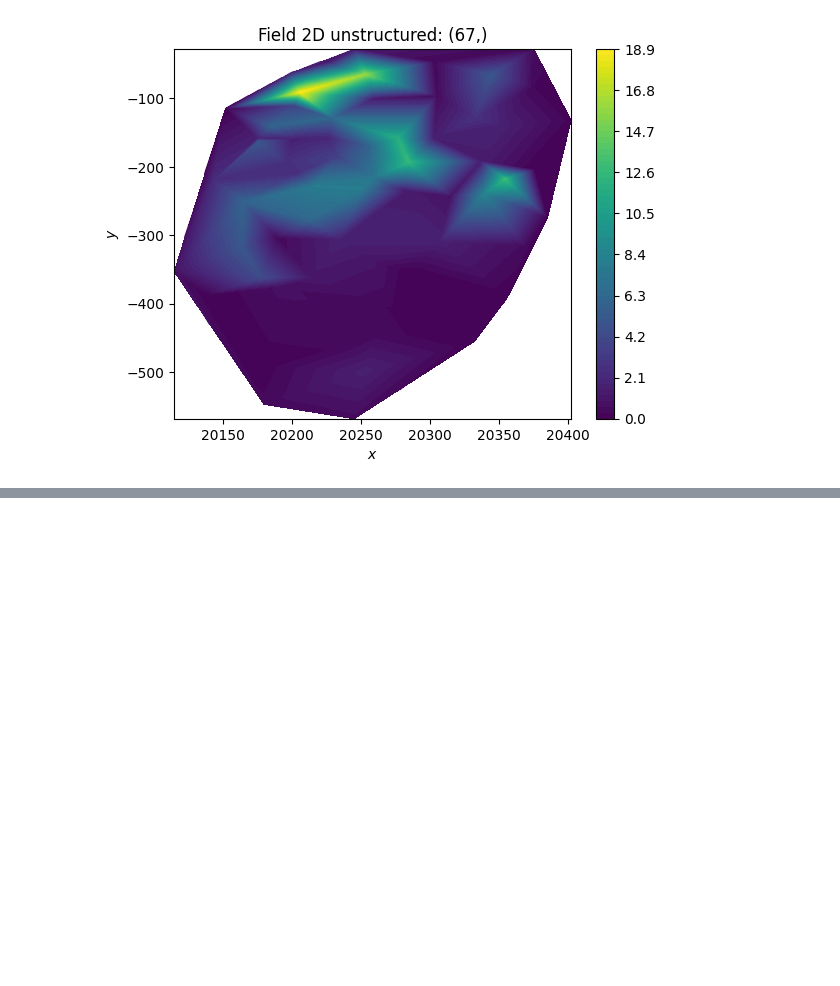
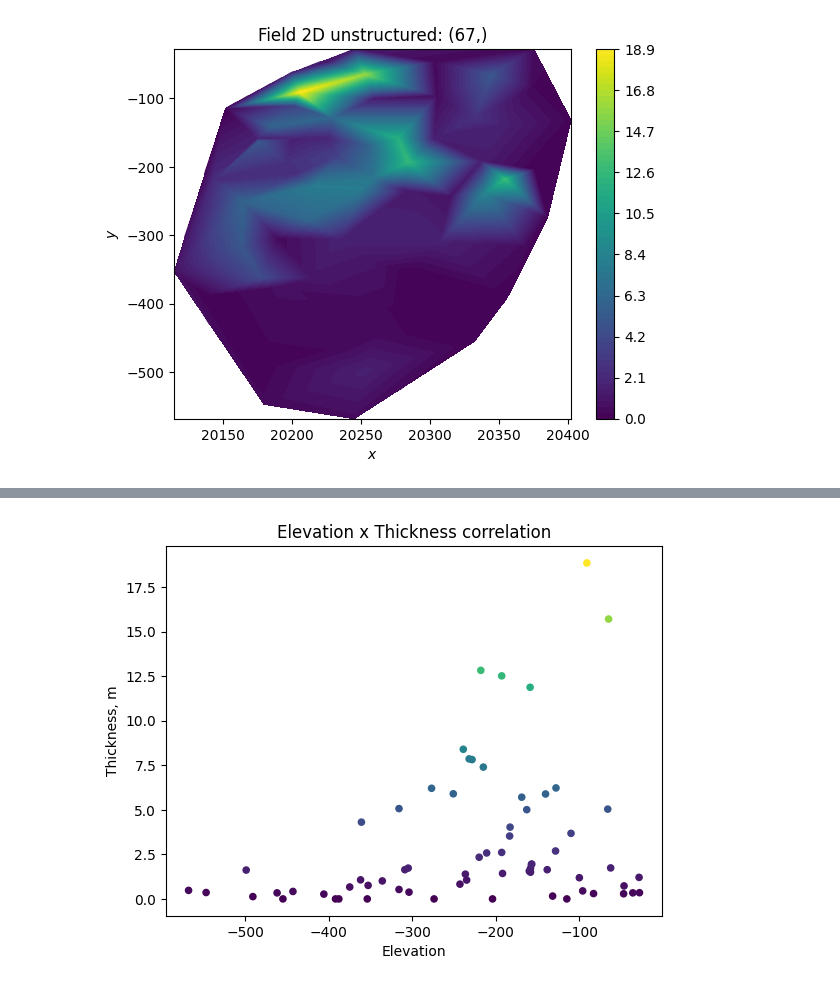
Before and after one commit to AtilaSaraiva/learning_variogram_and_stuff, a Jupyter notebook: src/Assignment 7.ipynb, the cells around one changed output, grey strips where cells are left out. Drawn from its saved outputs; the diff is of its cells as text; code cells hidden in the pictures; blank space fills up the shorter version.

```diff
--- a/src/Assignment 7.ipynb
+++ b/src/Assignment 7.ipynb
@@ -112,0 +57,6 @@ plotter.plot()
+# %%
+data.plot(x="Elevation", y="Thickness, m", c=data["Thickness, m"], kind="scatter")
+plt.title("Elevation x Thickness correlation")
+plt.savefig("../figs/elevationxthickness.png", dpi=300)
+# %% [output]
+[figure, added]
```
Also changed, not shown: parts of 22 cells of this notebook, 12 other files.
